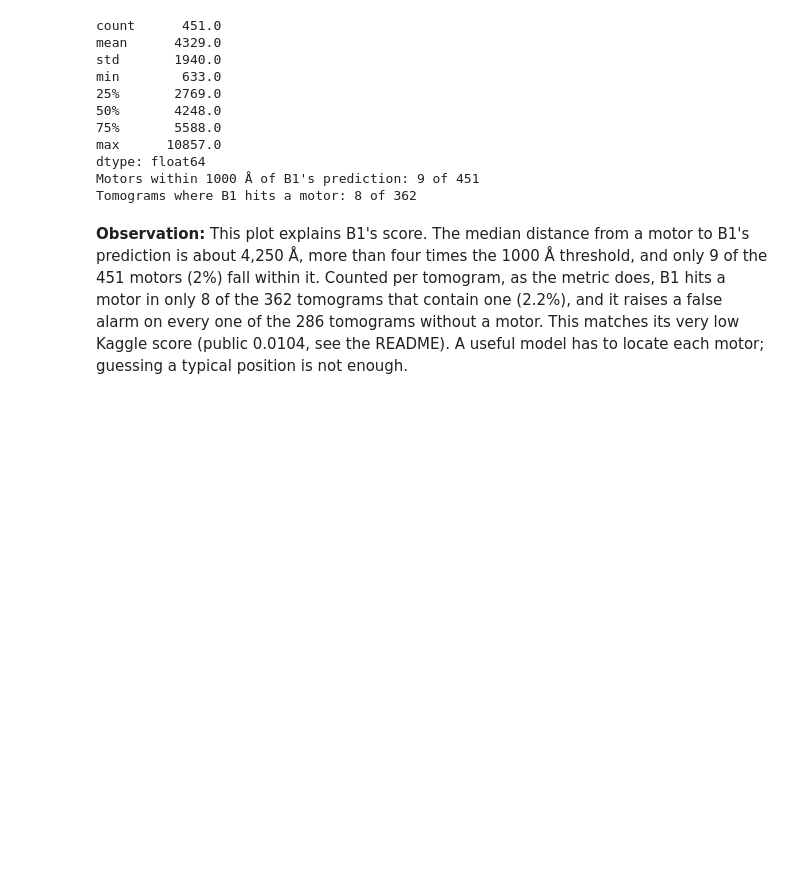
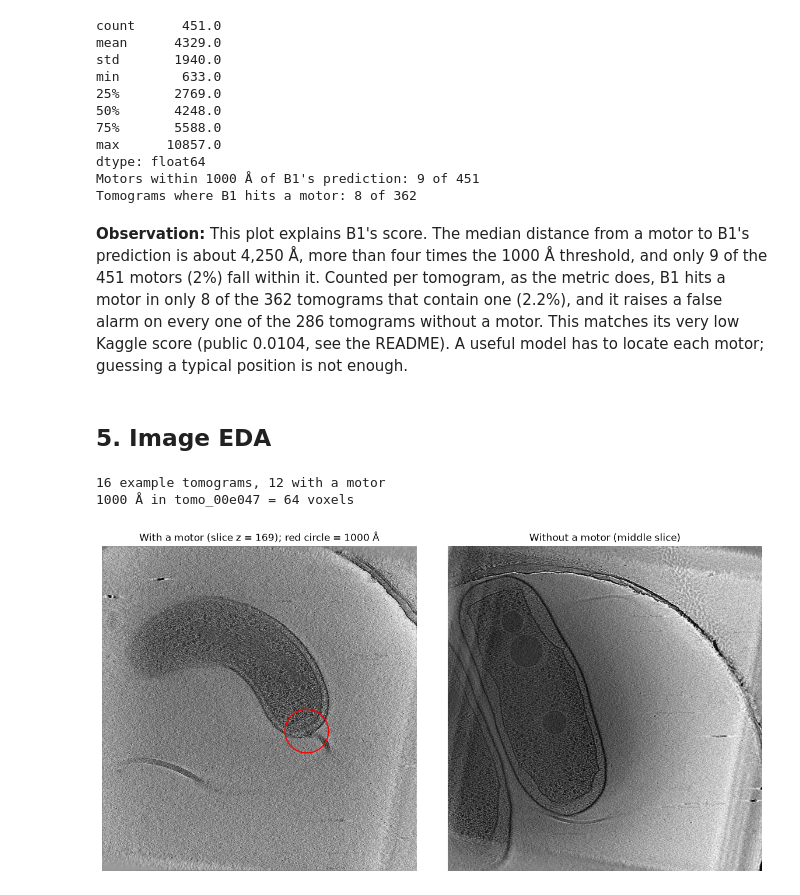
Before and after one commit to ceng313-2026/GROUP10_CENG313, a Jupyter notebook: notebooks/drafts/kaan_eda.ipynb, the cells around one changed output. Drawn from its saved outputs; the diff is of its cells as text; code cells hidden in the pictures; blank space fills up the shorter version.

Commit message:
eda: image EDA and summary of observations

```diff
--- a/notebooks/drafts/kaan_eda.ipynb
+++ b/notebooks/drafts/kaan_eda.ipynb
@@ -226,3 +226,17 @@ Motors within 1000 Å of B1's prediction: 9 of 451
 Tomograms where B1 hits a motor: 8 of 362
 # %% [markdown]
 **Observation:** This plot explains B1's score. The median distance from a motor to B1's prediction is about 4,250 Å, more than four times the 1000 Å threshold, and only 9 of the 451 motors (2%) fall within it. Counted per tomogram, as the metric does, B1 hits a motor in only 8 of the 362 tomograms that contain one (2.2%), and it raises a false alarm on every one of the 286 tomograms without a motor. This matches its very low Kaggle score (public 0.0104, see the README). A useful model has to locate each motor; guessing a typical position is not enough.
+# %% [markdown]
+## 5. Image EDA
+# %%
+examples = plots.load_examples("../../data/examples")
+spacing = tomos.set_index("tomo_id")["voxel_spacing"]
+print(len(examples), "example tomograms,", sum("crops" in e for e in examples.values()), "with a motor")
+print("1000 Å in tomo_00e047 =", round(1000 / spacing["tomo_00e047"]), "voxels")
+
+plots.motor_vs_no_motor(examples["tomo_00e047"], examples["tomo_0308c5"], spacing["tomo_00e047"])
+plt.show()
+# %% [output]
+16 example tomograms, 12 with a motor
+1000 Å in tomo_00e047 = 64 voxels
+[figure, added]
```
Also changed, not shown: parts of 9 cells of this notebook, 1 other file.
